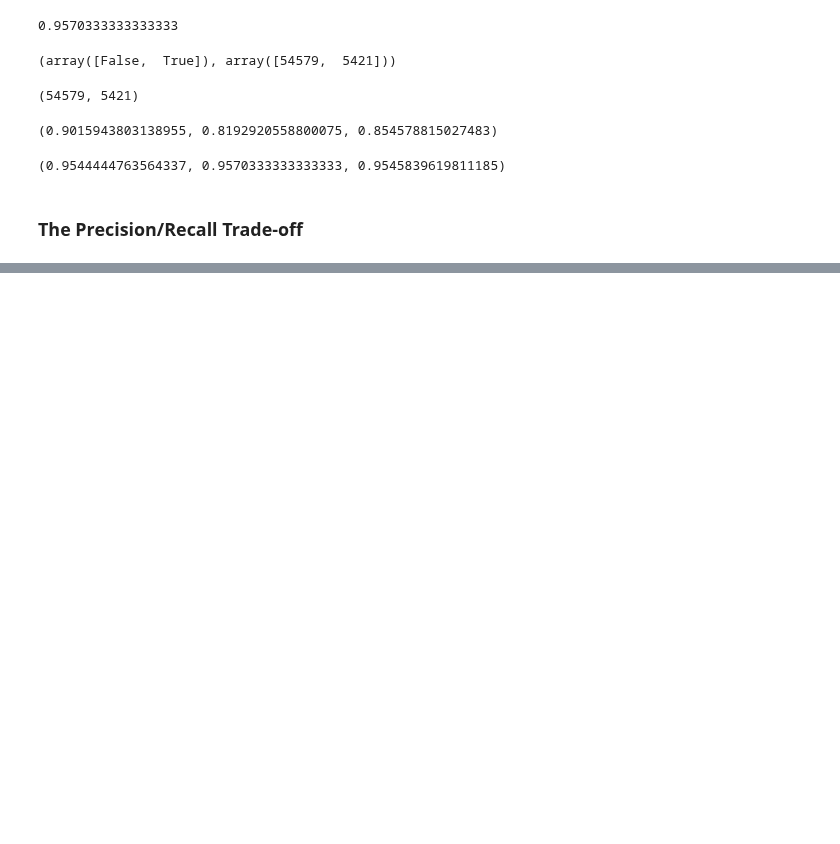
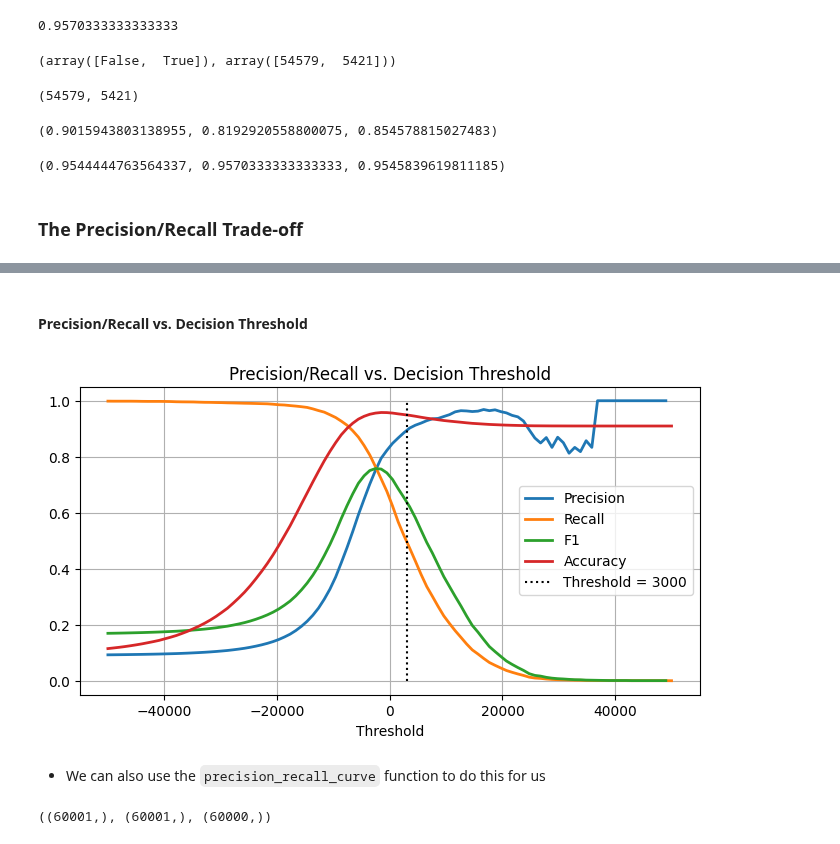
Before and after one commit to PaulToronto/Hands-on-Maching-Learning-Book, a Jupyter notebook: 3_Classification.ipynb, the cells around one changed output, grey strips where cells are left out. Drawn from its saved outputs; the diff is of its cells as text; code cells hidden in the pictures; blank space fills up the shorter version.

```diff
--- a/3_Classification.ipynb
+++ b/3_Classification.ipynb
@@ -637,0 +701,5 @@ weighted_avg_prec, weighted_avg_recall, weighted_avg_f1
+# %%
+# change the threshold to 3000
+threshold = 3000
+y_train_predict_threshold_3000 = (y_train_decision_score > threshold)
+y_train_predict_threshold_3000
@@ -637,0 +735,45 @@ weighted_avg_prec, weighted_avg_recall, weighted_avg_f1
+# %% [markdown]
+#### Precision/Recall vs. Decision Threshold
+# %%
+thresholds = np.linspace(-50_000, 50_000, 100)
+
+precisions = [precision_score(y_train_is_5,
+                              y_train_decision_score > threshold,
+                              zero_division=np.nan) for threshold in thresholds]
+
+recalls = [recall_score(y_train_is_5,
+                        y_train_decision_score > threshold,
+                        zero_division=np.nan) for threshold in thresholds]
+
+f1s = [f1_score(y_train_is_5,
+                y_train_decision_score > threshold,
+                zero_division=np.nan) for threshold in thresholds]
+
+accuracies = [accuracy_score(y_train_is_5,
+                             y_train_decision_score > threshold
+                             ) for threshold in thresholds]
+# %%
+_, ax = plt.subplots(figsize=(8, 4))
+
+ax.plot(thresholds, precisions, linewidth=2, label='Precision')
+ax.plot(thresholds, recalls, linewidth=2, label='Recall')
+ax.plot(thresholds, f1s, linewidth=2, label='F1')
+ax.plot(thresholds, accuracies, linewidth=2, label='Accuracy')
+ax.vlines(3000, 0, 1.0, 'k', 'dotted', label='Threshold = 3000')
+
+ax.set_title('Precision/Recall vs. Decision Threshold')
+ax.set_xlabel('Threshold')
+ax.legend()
+ax.grid();
+# %% [output]
+[figure, added]
+# %% [markdown]
+- We can also use the `precision_recall_curve` function to do this for us
+# %%
+#from sklearn.metrics import precision_recall_curve
+
+precisions, recalls, thresholds = precision_recall_curve(y_train_is_5, y_train_decision_score)
+
+precisions.shape, recalls.shape, thresholds.shape
+# %% [output]
+((60001,), (60001,), (60000,))
```
Also changed, not shown: parts of 26 cells of this notebook.
